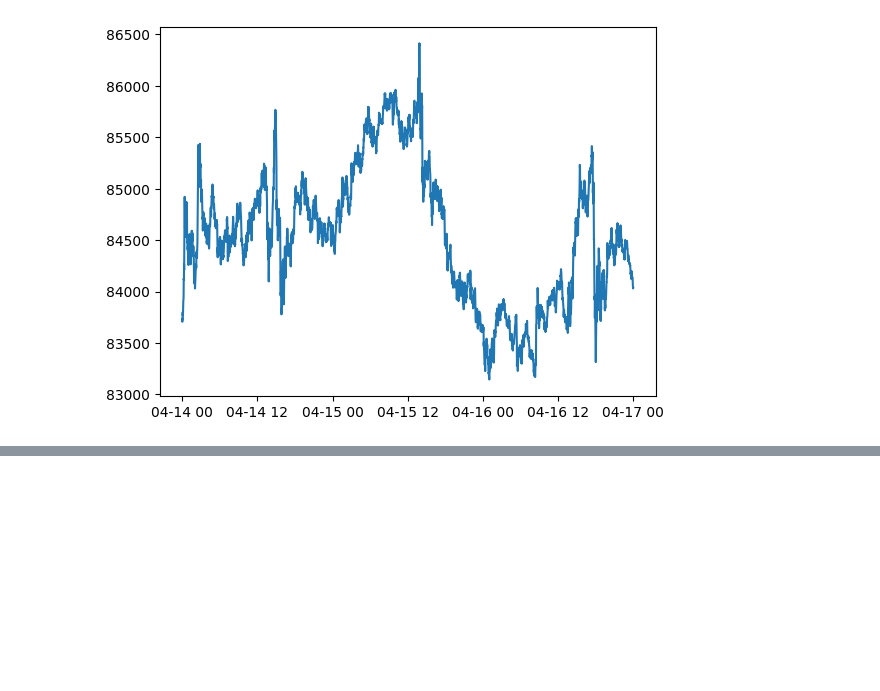
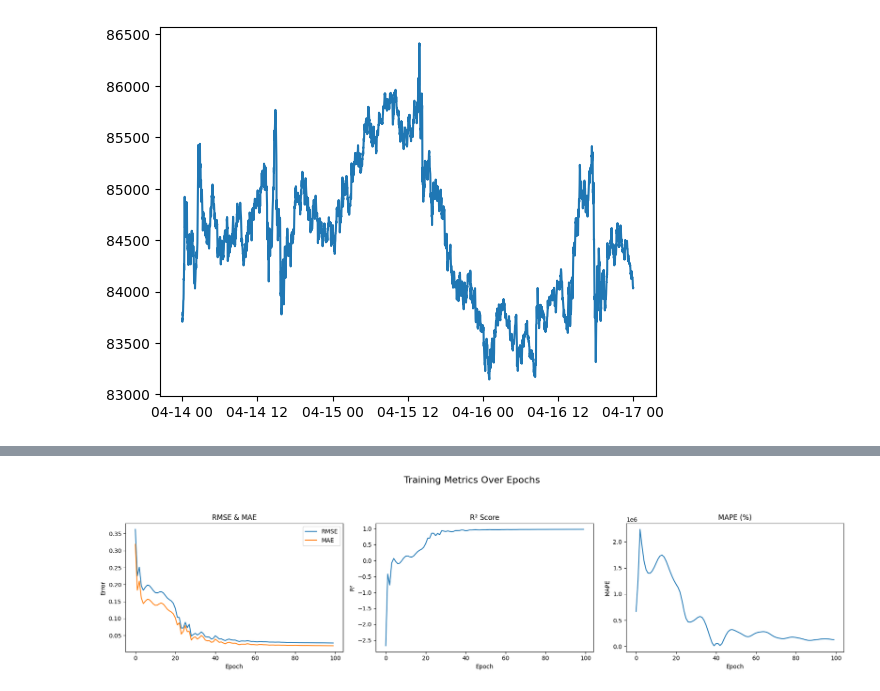
Before and after one commit to Nairlav/Finance, a Jupyter notebook: Projects/LSTM_Strategy.ipynb, the cells around one changed output, grey strips where cells are left out. Cells and saved outputs as stored; diff of their text form; code cells hidden in the pictures; blank space fills up the shorter version.

```diff
--- a/Projects/LSTM_Strategy.ipynb
+++ b/Projects/LSTM_Strategy.ipynb
@@ -205,0 +134,83 @@ Training time: 41.90285658836365
+# %%
+#Supprimer le train précédent
+for var in ['model', 'optimiser', 'hist_rmse', 'hist_mae', 'hist_r2', 'hist_mape', 'MSE', 'MAE']:
+    if var in locals():
+        del globals()[var]
+#-------------------------------------------------------------------------------
+x_train, y_train, x_test, y_test = split_data(input, lookback, size_test_prct)
+
+model = LSTM(input_dim=input_dim, hidden_dim=hidden_dim, output_dim=output_dim, num_layers=num_layers)
+optimiser = torch.optim.Adam(model.parameters(), lr=0.01)
+
+# Loss functions
+MSE = torch.nn.MSELoss(reduction='mean')
+MAE = torch.nn.L1Loss(reduction='mean')
+
+# Tracking
+hist_rmse = np.zeros(num_epochs)
+hist_mae = np.zeros(num_epochs)
+hist_r2 = np.zeros(num_epochs)
+hist_mape = np.zeros(num_epochs)
+
+#-------------------------------------------------------------------------------
+start_time = time.time()
+
+for t in range(num_epochs):
+    model.train()
+    y_train_pred = model(x_train)
+
+    # Compute losses
+    mse_value = MSE(y_train_pred, y_train)
+    rmse_value = torch.sqrt(mse_value)
+    mae_value = MAE(y_train_pred, y_train)
+
+    # Detach predictions for R2 and MAPE
+    y_pred_np = y_train_pred.detach().cpu().numpy()
+    y_true_np = y_train.detach().cpu().numpy()
+
+    # R² Score
+    r2_value = r2_score(y_true_np, y_pred_np)
+
+    # MAPE (add small epsilon to avoid division by zero)
+    epsilon = 1e-8
+    mape_value = np.mean(np.abs((y_true_np - y_pred_np) / (y_true_np + epsilon))) * 100
+
+    # Logging
+    if (t+1)%10==0 or t==0:
+      print(f"Epoch {t+1} / RMSE: {rmse_value.item():.5f} / MAE: {mae_value.item():.5f} / R²: {r2_value:.5f} / MAPE: {mape_value:.2f}%")
+
+    hist_rmse[t] = rmse_value.item()
+    hist_mae[t] = mae_value.item()
+    hist_r2[t] = r2_value
+    hist_mape[t] = mape_value
+
+    # Backprop
+    optimiser.zero_grad()
+    mse_value.backward()
+    optimiser.step()
+
+training_time = time.time()-start_time
+print("Training time: {}".format(training_time))
+
+#-------------------------------------------------------------------------------
+# Affichage des métriques
+fig, axs = plt.subplots(1, 3, figsize=(18, 5))
+fig.suptitle('Training Metrics Over Epochs', fontsize=16)
+
+# RMSE & MAE
+axs[0].plot(hist_rmse, label="RMSE")
+axs[0].plot(hist_mae, label="MAE")
+axs[0].set(title="RMSE & MAE", xlabel="Epoch", ylabel="Error")
+axs[0].legend()
+
+# R²
+axs[1].plot(hist_r2)
+axs[1].set(title="R² Score", xlabel="Epoch", ylabel="R²")
+
+# MAPE
+axs[2].plot(hist_mape)
+axs[2].set(title="MAPE (%)", xlabel="Epoch", ylabel="MAPE")
+
+plt.tight_layout(rect=[0, 0.03, 1, 0.90])
+plt.show()
+# %% [output]
@@ -206,3 +229,4 @@ Training time: 41.90285658836365
+[figure, added]
 # %%
 y_train = y_train.detach().cpu().numpy()
 y_train_pred = y_train_pred.detach().cpu().numpy()
```
Also changed, not shown: parts of 6 cells of this notebook.
